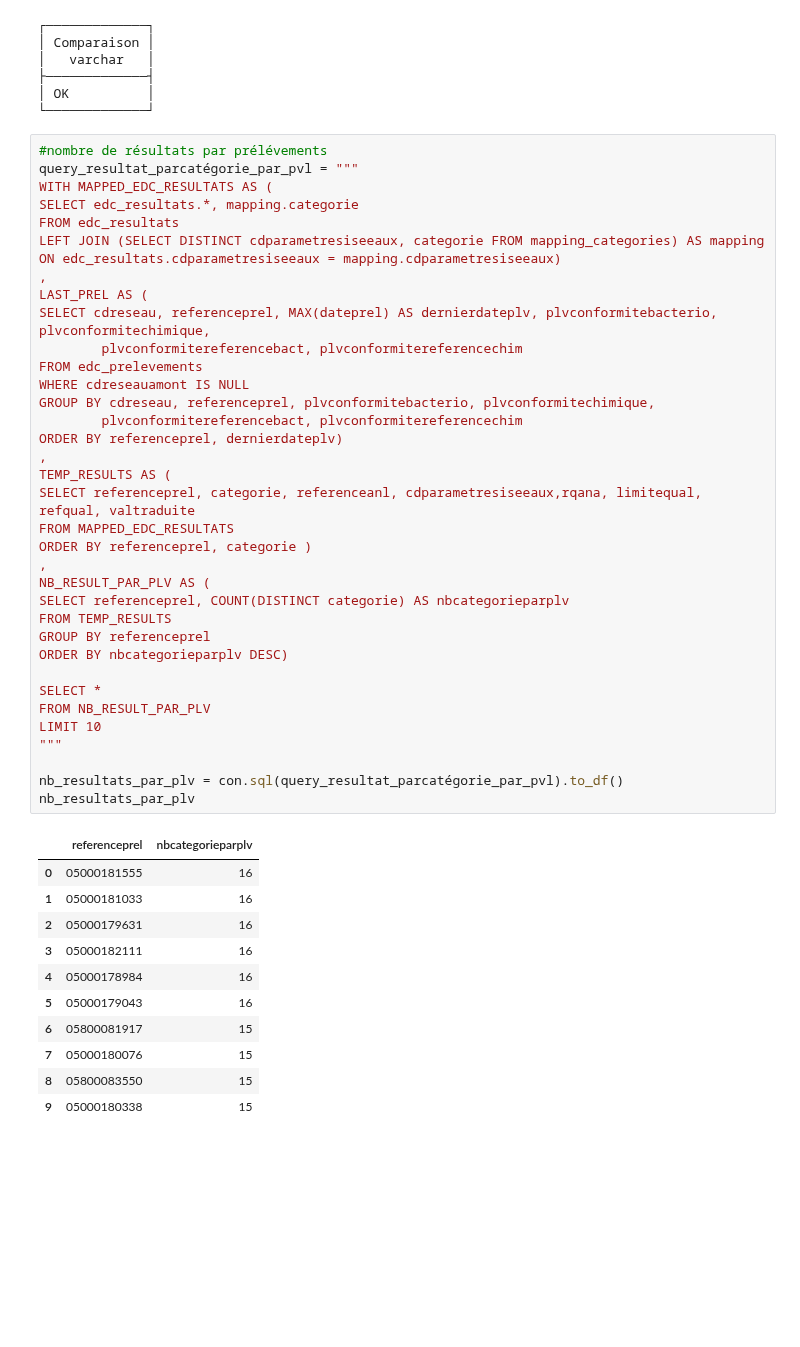
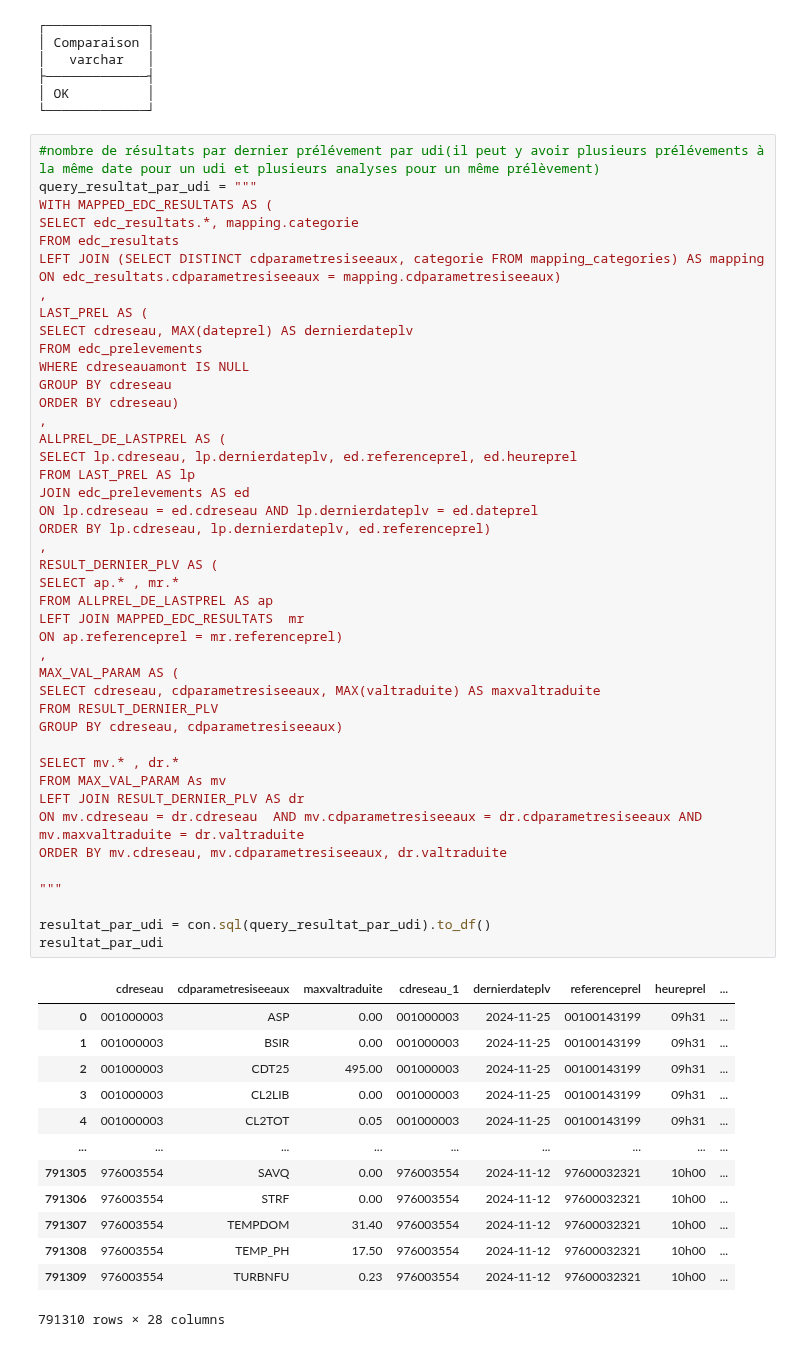
Before and after one commit to dataforgoodfr/13_pollution_eau, a Jupyter notebook: #Tâche 133_explo_design.ipynb, the cells around one changed output. Drawn from its saved outputs; the diff is of its cells as text; blank space fills up the shorter version.

```diff
--- a/#Tâche 133_explo_design.ipynb
+++ b/#Tâche 133_explo_design.ipynb
@@ -175,51 +172,61 @@ nb_mapped_edc_resultats
 │ OK          │
 └─────────────┘
 # %%
-#nombre de résultats par prélévements
-query_resultat_parcatégorie_par_pvl = """
+#nombre de résultats par dernier prélévement par udi(il peut y avoir plusieurs prélévements à la même date pour un udi et plusieurs analyses pour un même prélèvement)
+query_resultat_par_udi = """
 WITH MAPPED_EDC_RESULTATS AS (
 SELECT edc_resultats.*, mapping.categorie
 FROM edc_resultats
 LEFT JOIN (SELECT DISTINCT cdparametresiseeaux, categorie FROM mapping_categories) AS mapping
 ON edc_resultats.cdparametresiseeaux = mapping.cdparametresiseeaux)
 ,
 LAST_PREL AS (
-SELECT cdreseau, referenceprel, MAX(dateprel) AS dernierdateplv, plvconformitebacterio, plvconformitechimique,
-        plvconformitereferencebact, plvconformitereferencechim
+SELECT cdreseau, MAX(dateprel) AS dernierdateplv
 FROM edc_prelevements
 WHERE cdreseauamont IS NULL
-GROUP BY cdreseau, referenceprel, plvconformitebacterio, plvconformitechimique,
-        plvconformitereferencebact, plvconformitereferencechim
-ORDER BY referenceprel, dernierdateplv)
+GROUP BY cdreseau
+ORDER BY cdreseau)
 ,
-TEMP_RESULTS AS (
-SELECT referenceprel, categorie, referenceanl, cdparametresiseeaux,rqana, limitequal, refqual, valtraduite
-FROM MAPPED_EDC_RESULTATS
-ORDER BY referenceprel, categorie )
+ALLPREL_DE_LASTPREL AS (
+SELECT lp.cdreseau, lp.dernierdateplv, ed.referenceprel, ed.heureprel
+FROM LAST_PREL AS lp
+JOIN edc_prelevements AS ed
+ON lp.cdreseau = ed.cdreseau AND lp.dernierdateplv = ed.dateprel
+ORDER BY lp.cdreseau, lp.dernierdateplv, ed.referenceprel)
 ,
-NB_RESULT_PAR_PLV AS (
-SELECT referenceprel, COUNT(DISTINCT categorie) AS nbcategorieparplv
-FROM TEMP_RESULTS
-GROUP BY referenceprel
-ORDER BY nbcategorieparplv DESC)
+RESULT_DERNIER_PLV AS (
+SELECT ap.* , mr.*
+FROM ALLPREL_DE_LASTPREL AS ap
+LEFT JOIN MAPPED_EDC_RESULTATS  mr
+ON ap.referenceprel = mr.referenceprel)
+,
+MAX_VAL_PARAM AS (
+SELECT cdreseau, cdparametresiseeaux, MAX(valtraduite) AS maxvaltraduite
+FROM RESULT_DERNIER_PLV
+GROUP BY cdreseau, cdparametresiseeaux)
 
-SELECT *
-FROM NB_RESULT_PAR_PLV
-LIMIT 10
+SELECT mv.* , dr.*
+FROM MAX_VAL_PARAM As mv
+LEFT JOIN RESULT_DERNIER_PLV AS dr
+ON mv.cdreseau = dr.cdreseau  AND mv.cdparametresiseeaux = dr.cdparametresiseeaux AND mv.maxvaltraduite = dr.valtraduite
+ORDER BY mv.cdreseau, mv.cdparametresiseeaux, dr.valtraduite
+
 """
 
-nb_resultats_par_plv = con.sql(query_resultat_parcatégorie_par_pvl).to_df()
-nb_resultats_par_plv
+resultat_par_udi = con.sql(query_resultat_par_udi).to_df()
+resultat_par_udi
 # %% [output]
-|  | referenceprel | nbcategorieparplv |
-| 0 | 05000181555 | 16 |
-| 1 | 05000181033 | 16 |
-| 2 | 05000179631 | 16 |
-| 3 | 05000182111 | 16 |
-| 4 | 05000178984 | 16 |
-| 5 | 05000179043 | 16 |
-| 6 | 05800081917 | 15 |
-| 7 | 05000180076 | 15 |
-| 8 | 05800083550 | 15 |
-| 9 | 05000180338 | 15 |
+|  | cdreseau | cdparametresiseeaux | maxvaltraduite | cdreseau_1 | dernierdateplv | referenceprel | heureprel | ... |
+| 0 | 001000003 | ASP | 0.00 | 001000003 | 2024-11-25 | 00100143199 | 09h31 | ... |
+| 1 | 001000003 | BSIR | 0.00 | 001000003 | 2024-11-25 | 00100143199 | 09h31 | ... |
+| 2 | 001000003 | CDT25 | 495.00 | 001000003 | 2024-11-25 | 00100143199 | 09h31 | ... |
+| 3 | 001000003 | CL2LIB | 0.00 | 001000003 | 2024-11-25 | 00100143199 | 09h31 | ... |
+| 4 | 001000003 | CL2TOT | 0.05 | 001000003 | 2024-11-25 | 00100143199 | 09h31 | ... |
+| ... | ... | ... | ... | ... | ... | ... | ... | ... |
+| 791305 | 976003554 | SAVQ | 0.00 | 976003554 | 2024-11-12 | 97600032321 | 10h00 | ... |
+| 791306 | 976003554 | STRF | 0.00 | 976003554 | 2024-11-12 | 97600032321 | 10h00 | ... |
+| 791307 | 976003554 | TEMPDOM | 31.40 | 976003554 | 2024-11-12 | 97600032321 | 10h00 | ... |
+| 791308 | 976003554 | TEMP_PH | 17.50 | 976003554 | 2024-11-12 | 97600032321 | 10h00 | ... |
+| 791309 | 976003554 | TURBNFU | 0.23 | 976003554 | 2024-11-12 | 97600032321 | 10h00 | ... |
+791310 rows × 28 columns
 # %%
```
Also changed, not shown: parts of 9 cells of this notebook.
